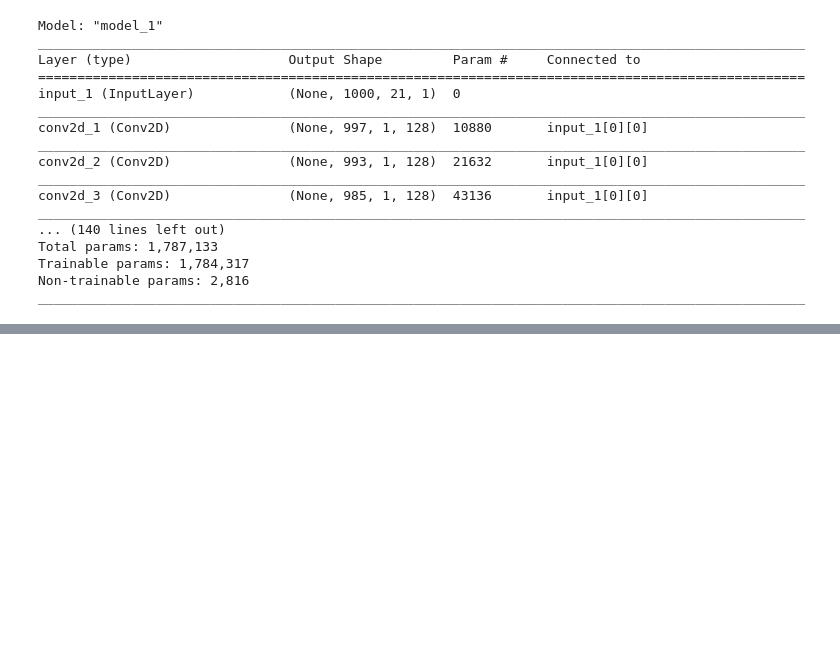
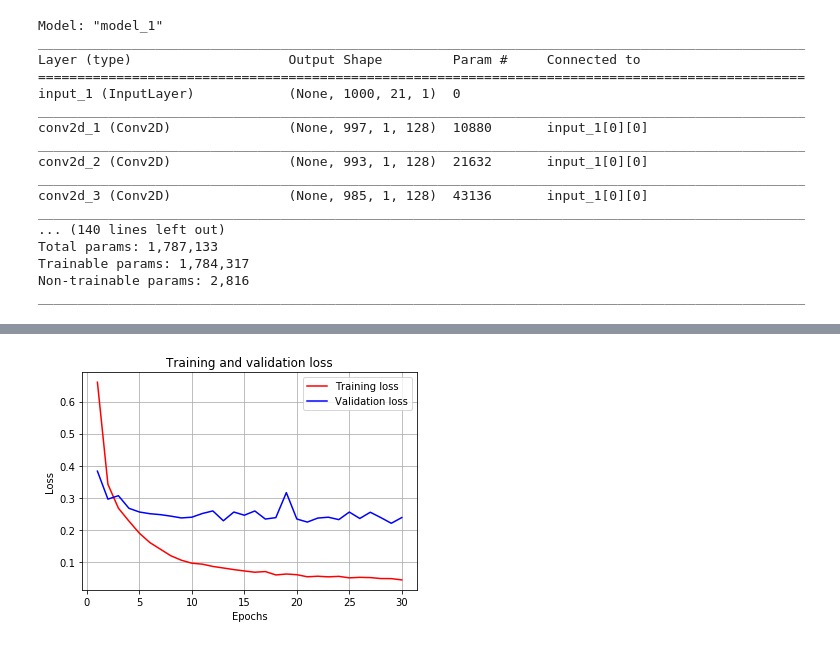
Before and after one commit to devsungmin/UNLV-TeamProject, a Jupyter notebook: Untitled2.ipynb, the cells around one changed output, grey strips where cells are left out. Cells and saved outputs as stored; diff of their text form; code cells hidden in the pictures; blank space fills up the shorter version.

```diff
--- a/Untitled2.ipynb
+++ b/Untitled2.ipynb
@@ -686,0 +907,2 @@ ________________________________________________________________________________
+# %%
+history=model1.fit(X, e_y_train, batch_size=20, epochs=30,validation_data=(X_t, e_y_test))
@@ -686,0 +927,22 @@ ________________________________________________________________________________
+# %%
+import matplotlib.pyplot as plt
+
+acc = history.history['accuracy']
+val_acc = history.history['val_accuracy']
+loss = history.history['loss']
+val_loss = history.history['val_loss']
+
+epochs = range(1, len(acc) + 1)
+
+plt.plot(epochs, loss, 'r', label='Training loss')
+
+plt.plot(epochs, val_loss, 'b', label='Validation loss')
+plt.title('Training and validation loss')
+plt.xlabel('Epochs')
+plt.ylabel('Loss')
+plt.grid()
+plt.legend()
+
+plt.show()
+# %% [output]
+[figure, added]
```
Also changed, not shown: parts of 55 cells of this notebook.
